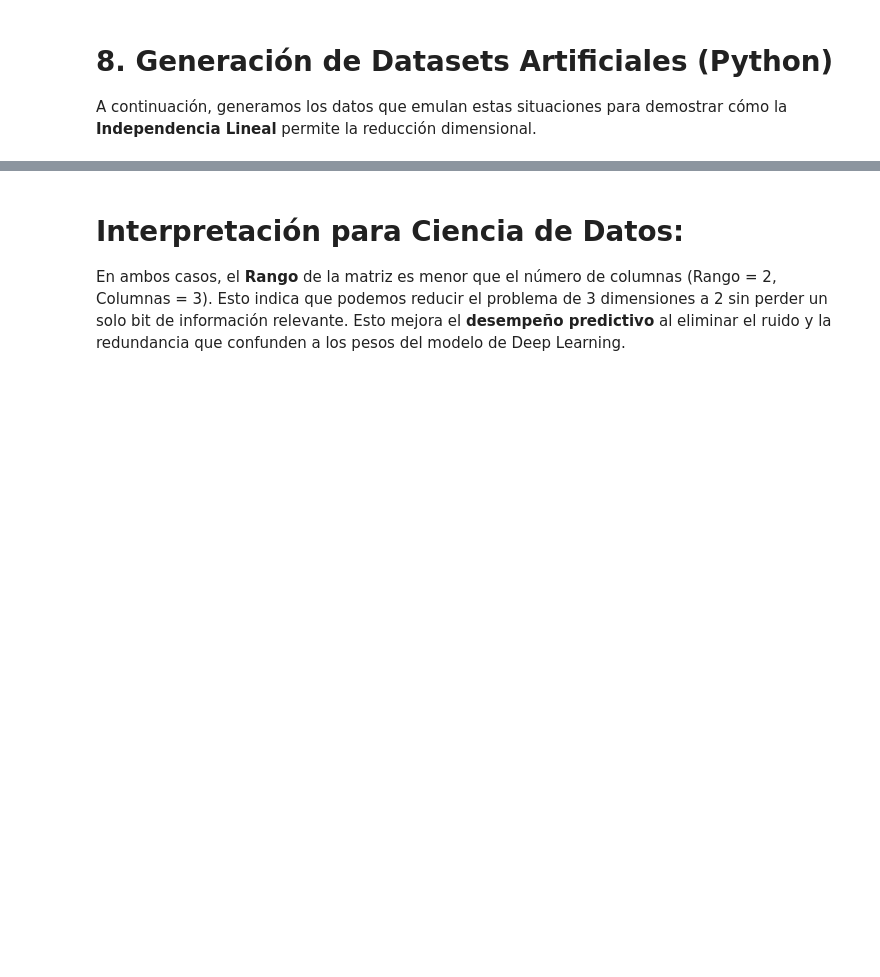
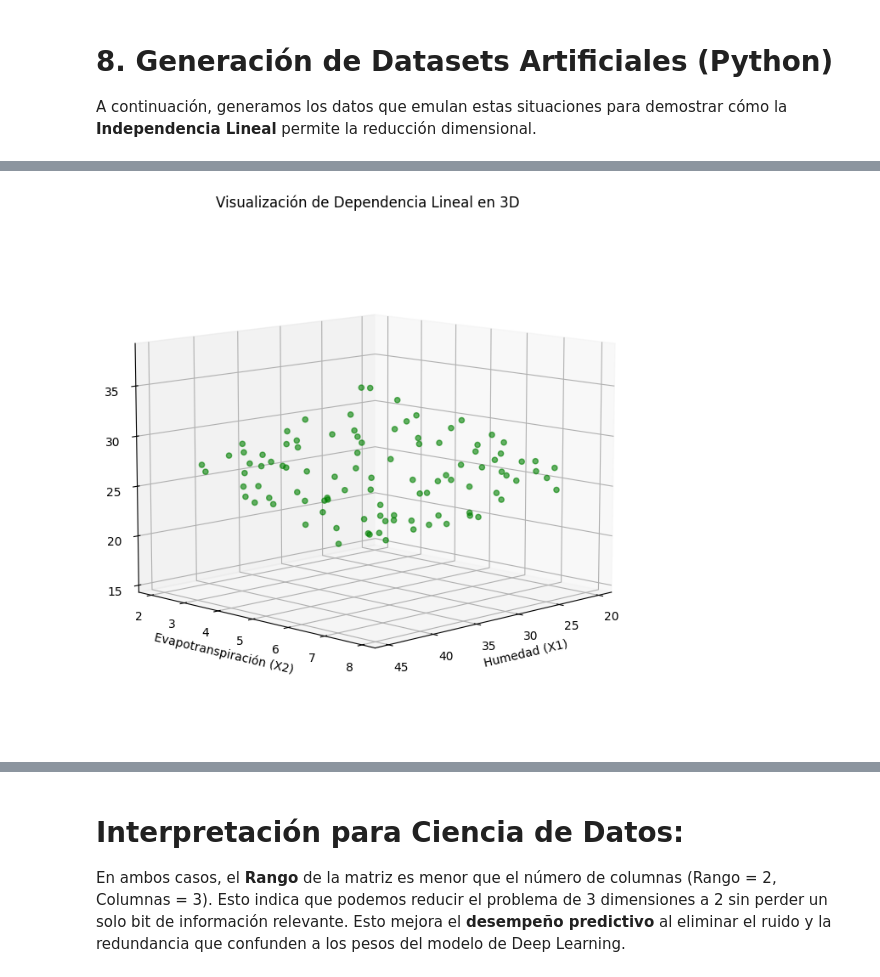
Before and after one commit to marco-canas/linear_algebra, a Jupyter notebook: 7_curso_algebra_lineal_agro_python_datos/04_modulo/dependencia_independencia_lineal.ipynb, the cells around one changed output, grey strips where cells are left out. Saved outputs shown, nothing was run; the diff lists cells and outputs as text; code cells hidden in the pictures; blank space fills up the shorter version.

```diff
--- a/7_curso_algebra_lineal_agro_python_datos/04_modulo/dependencia_independencia_lineal.ipynb
+++ b/7_curso_algebra_lineal_agro_python_datos/04_modulo/dependencia_independencia_lineal.ipynb
@@ -352,0 +476,26 @@ Resultado: Hay Dependencia Lineal (Redundancia detectada).
+# %%
+import matplotlib.pyplot as plt
+from mpl_toolkits.mplot3d import Axes3D
+
+fig = plt.figure(figsize=(10, 8))
+ax = fig.add_subplot(111, projection='3d')
+
+# Graficamos los puntos del dataset
+ax.scatter(df_agro['Humedad_Suelo'],
+           df_agro['Evapotranspiracion'],
+           df_agro['Deficit_Vapor'],
+           c='green', marker='o', alpha=0.6)
+
+# Etiquetas de los ejes
+ax.set_xlabel('Humedad (X1)')
+ax.set_ylabel('Evapotranspiración (X2)')
+ax.set_zlabel('Déficit Vapor (X3 = 0.5*X1 + 2*X2)')
+
+ax.set_title('Visualización de Dependencia Lineal en 3D')
+
+# Ajustamos el ángulo para ver que es un plano
+ax.view_init(elev=10, azim=45)
+plt.savefig(r"C:\\Users\\marco\\Downloads\\dependencia_lineal_3d.png")  # Guardar la figura
+plt.show()
+# %% [output]
+[figure, added]
```
Also changed, not shown: parts of 47 cells of this notebook.
